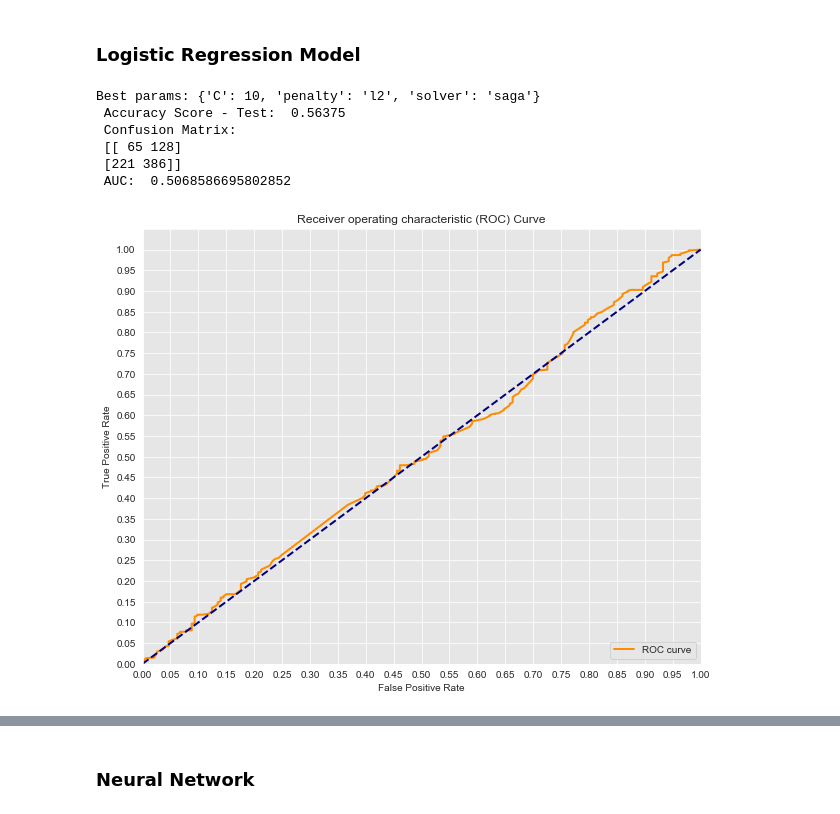
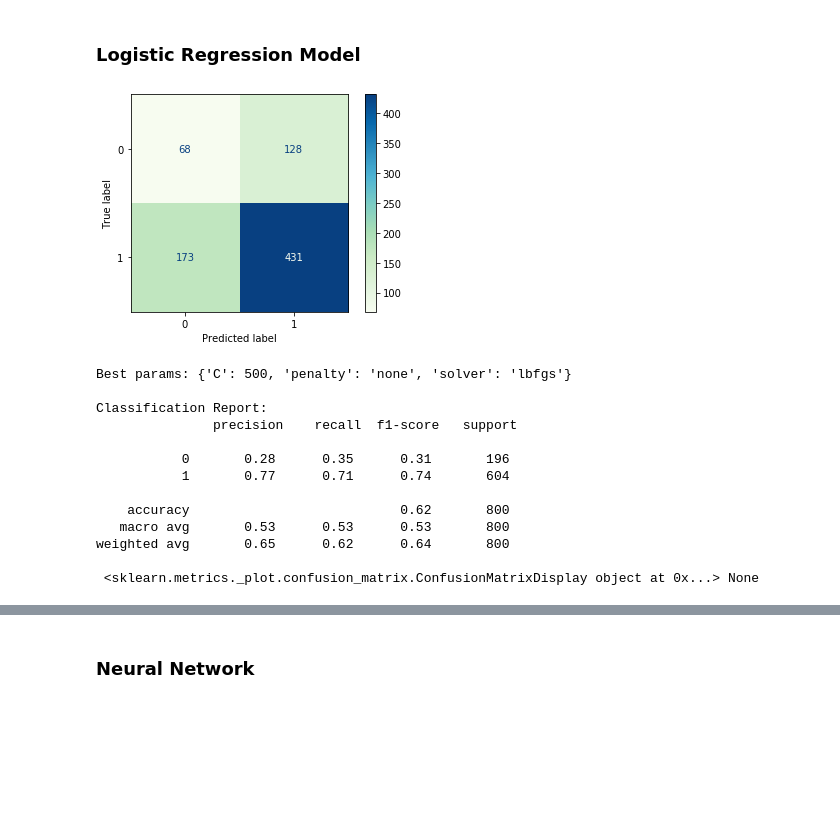
Before and after one commit to jnels13/NC_Litigation_Predictor, a Jupyter notebook: Litigation_Predictor.ipynb, the cells around one changed output, grey strips where cells are left out. Cells and saved outputs as stored; diff of their text form; code cells hidden in the pictures; blank space fills up the shorter version.

```diff
--- a/Litigation_Predictor.ipynb
+++ b/Litigation_Predictor.ipynb
@@ -164,38 +200,35 @@ def logreg_fn(X_train, X_test, y_train, y_test, params):
     logreg_gs = GridSearchCV(logreg_clf, params, cv=5)
     logreg_gs.fit(X_train, y_train)
     best = logreg_gs.best_params_
-
     logreg_final = LogisticRegression(solver=best['solver'],
                                       penalty=best['penalty'],
                                       C=best['C'],
                                       random_state=12)
-
     logreg_final.fit(X_train, y_train)
     y_hat = logreg_final.predict(X_test)
-    y_score = logreg_final.decision_function(X_test)
-    fpr, tpr, thresholds = roc_curve(y_test, y_score)
-    AUC = auc(fpr, tpr)
-
     print('Best params:',best,
-          '\n Accuracy Score - Test: ', accuracy_score(y_test, y_hat),
-          '\n Confusion Matrix:\n', confusion_matrix(y_test, y_hat),
-          '\n AUC: ', AUC)
-
-    auc_chart(fpr,tpr)
-
+          '\n\nClassification Report:\n', classification_report(y_test, y_hat), '\n',
+          plot_confusion_matrix(logreg_final, X_test, y_test, cmap='GnBu', values_format = '.5g'),
+          plt.show())
     return()
 # %%
-parameters = {'C':[100,10,1,.1,.01],
+parameters = {'C':[500,100,10],
               'penalty':['l1', 'l2', 'elasticnet', 'none'],
               'solver':['liblinear', 'newton-cg', 'lbfgs', 'sag', 'saga']}
 
 logreg_fn(X_train, X_test, y_train, y_test, parameters)
-%time
 # %% [output]
+[figure, new version]
-Best params: {'C': 10, 'penalty': 'l2', 'solver': 'saga'}
- Accuracy Score - Test:  0.56375
- Confusion Matrix:
- [[ 65 128]
- [221 386]]
- AUC:  0.5068586695802852
+Best params: {'C': 500, 'penalty': 'none', 'solver': 'lbfgs'}
+
+Classification Report:
+               precision    recall  f1-score   support
+
+           0       0.28      0.35      0.31       196
+           1       0.77      0.71      0.74       604
+
+    accuracy                           0.62       800
+   macro avg       0.53      0.53      0.53       800
+weighted avg       0.65      0.62      0.64       800
+
+ <sklearn.metrics._plot.confusion_matrix.ConfusionMatrixDisplay object at 0x...> None
-[figure, old version]
```
Also changed, not shown: parts of 37 cells of this notebook.
